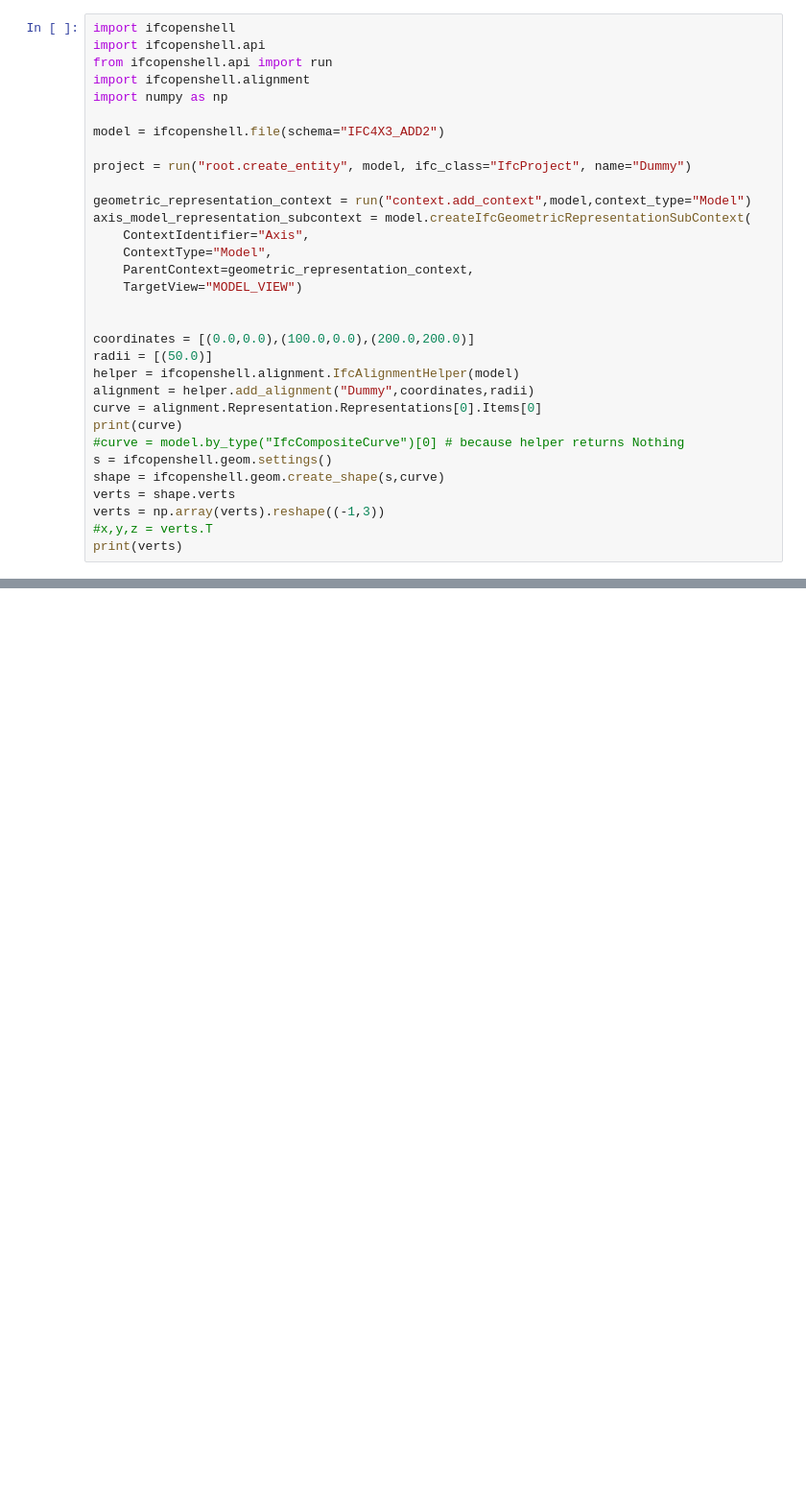
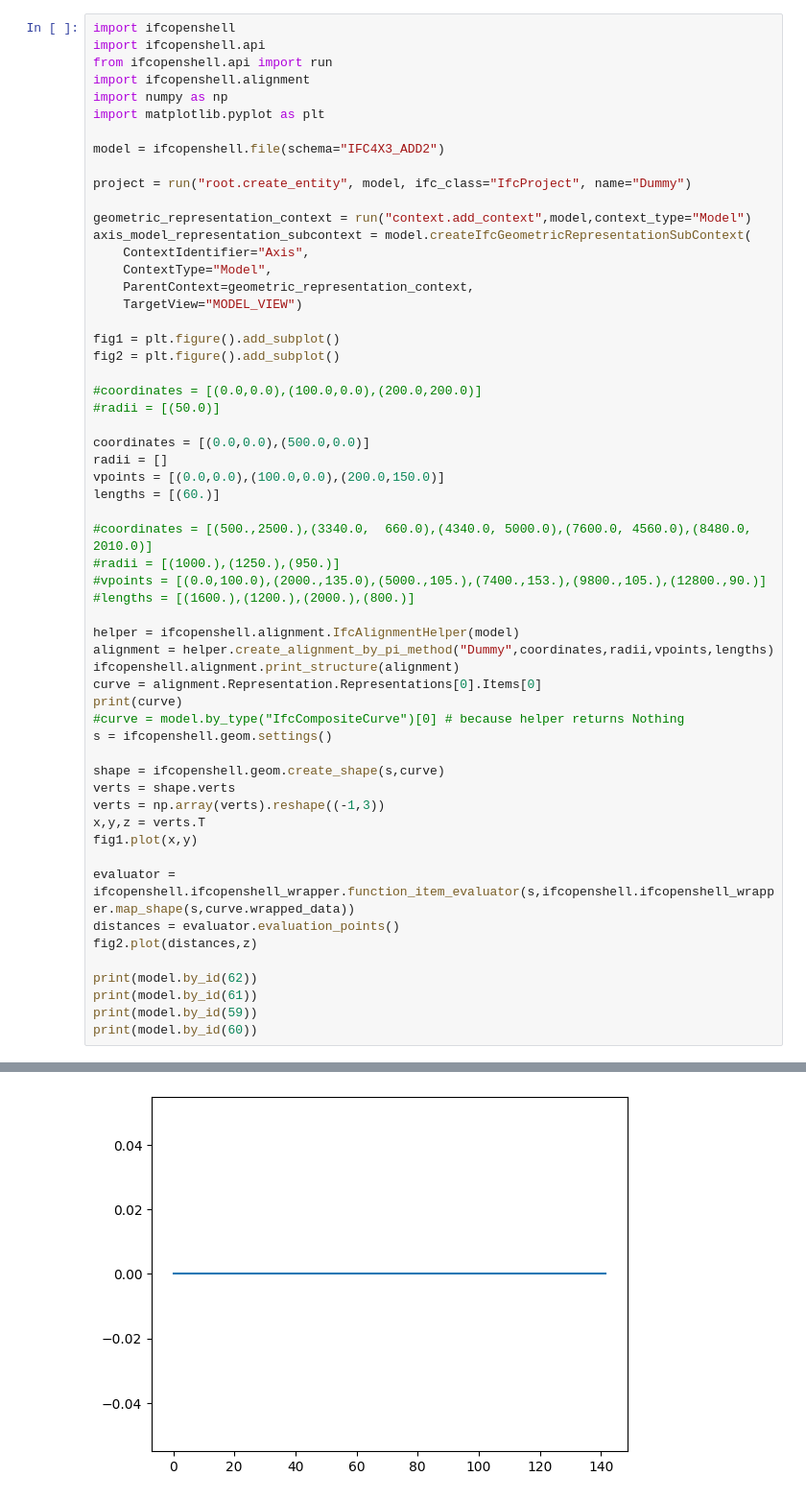
Before and after one commit to RickBrice/IfcAlignmentDriver, a Jupyter notebook: Notebooks/AlignmentAPI_Test.ipynb, the cells around one changed output, grey strips where cells are left out. Shown at 96% size. Drawn from its saved outputs; the diff is of its cells as text; blank space fills up the shorter version.

```diff
--- a/Notebooks/AlignmentAPI_Test.ipynb
+++ b/Notebooks/AlignmentAPI_Test.ipynb
@@ -4,6 +4,7 @@ import ifcopenshell.api
 from ifcopenshell.api import run
 import ifcopenshell.alignment
 import numpy as np
+import matplotlib.pyplot as plt
 
 model = ifcopenshell.file(schema="IFC4X3_ADD2")
 
@@ -16,18 +17,42 @@ axis_model_representation_subcontext = model.createIfcGeometricRepresentationSub
     ParentContext=geometric_representation_context,
     TargetView="MODEL_VIEW")
 
+fig1 = plt.figure().add_subplot()
+fig2 = plt.figure().add_subplot()
 
-coordinates = [(0.0,0.0),(100.0,0.0),(200.0,200.0)]
-radii = [(50.0)]
+#coordinates = [(0.0,0.0),(100.0,0.0),(200.0,200.0)]
+#radii = [(50.0)]
+
+coordinates = [(0.0,0.0),(500.0,0.0)]
+radii = []
+vpoints = [(0.0,0.0),(100.0,0.0),(200.0,150.0)]
+lengths = [(60.)]
+
+#coordinates = [(500.,2500.),(3340.0,  660.0),(4340.0, 5000.0),(7600.0, 4560.0),(8480.0, 2010.0)]
+#radii = [(1000.),(1250.),(950.)]
+#vpoints = [(0.0,100.0),(2000.,135.0),(5000.,105.),(7400.,153.),(9800.,105.),(12800.,90.)]
+#lengths = [(1600.),(1200.),(2000.),(800.)]
+
 helper = ifcopenshell.alignment.IfcAlignmentHelper(model)
-alignment = helper.add_alignment("Dummy",coordinates,radii)
+alignment = helper.create_alignment_by_pi_method("Dummy",coordinates,radii,vpoints,lengths)
+ifcopenshell.alignment.print_structure(alignment)
 curve = alignment.Representation.Representations[0].Items[0]
 print(curve)
 #curve = model.by_type("IfcCompositeCurve")[0] # because helper returns Nothing
 s = ifcopenshell.geom.settings()
+
 shape = ifcopenshell.geom.create_shape(s,curve)
 verts = shape.verts
 verts = np.array(verts).reshape((-1,3))
-#x,y,z = verts.T
-print(verts)
+x,y,z = verts.T
+fig1.plot(x,y)
+
+evaluator = ifcopenshell.ifcopenshell_wrapper.function_item_evaluator(s,ifcopenshell.ifcopenshell_wrapper.map_shape(s,curve.wrapped_data))
+distances = evaluator.evaluation_points()
+fig2.plot(distances,z)
+
+print(model.by_id(62))
+print(model.by_id(61))
+print(model.by_id(59))
+print(model.by_id(60))
 # %% [output]
@@ -42,0 +74 @@ This is a test
+[figure, added]
```
Also changed, not shown: parts of 1 cell of this notebook, 8 other files.
